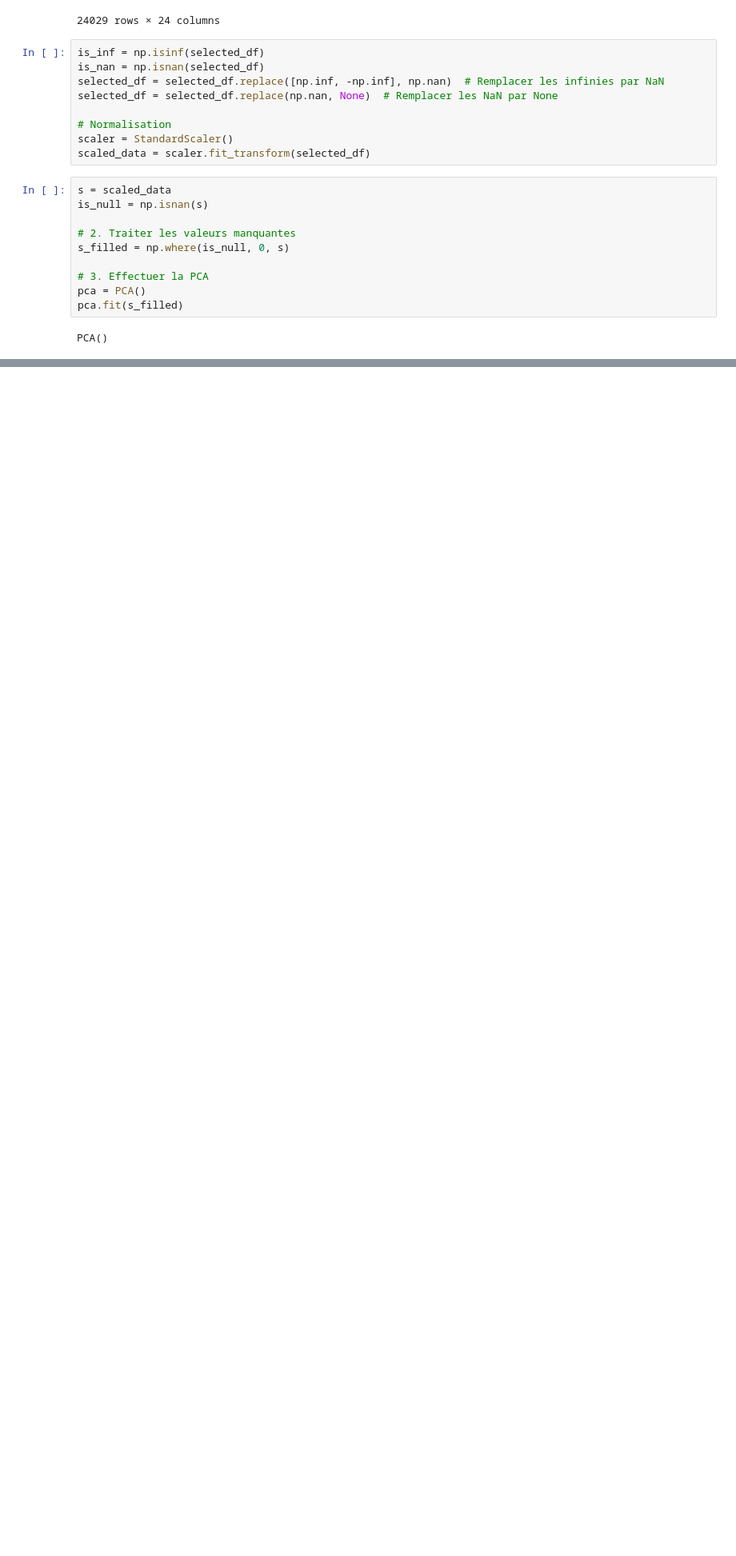
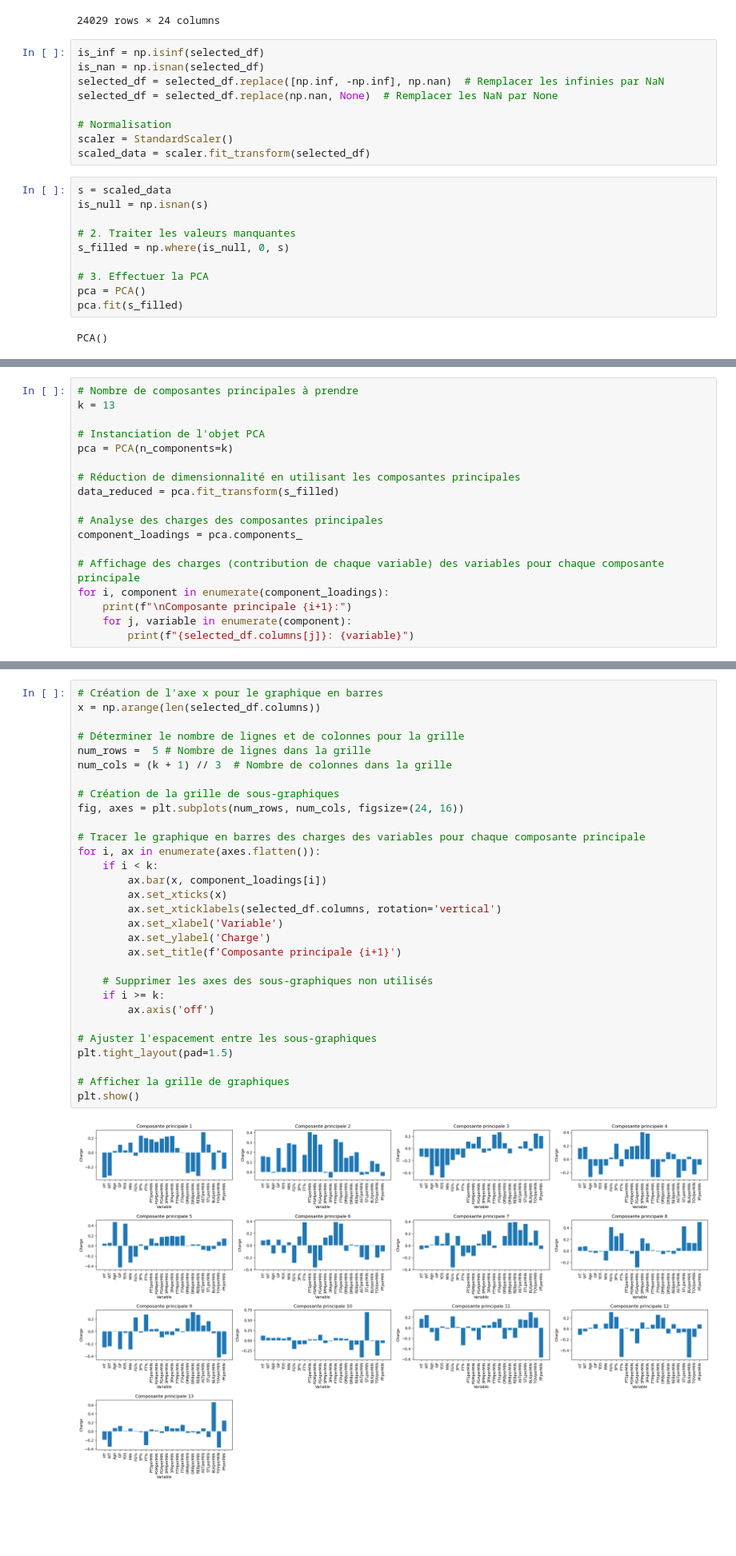
Before and after one commit to h2ocine/nba_data_project, a Jupyter notebook: analyse/players_corelation.ipynb, the cells around one changed output, grey strips where cells are left out. Shown at 80% size. Saved outputs shown, nothing was run; the diff lists cells and outputs as text; blank space fills up the shorter version.

Commit message:
analyse_player_pca
pca analyse

```diff
--- a/analyse/players_corelation.ipynb
+++ b/analyse/players_corelation.ipynb
@@ -302,0 +317,18 @@ plt.show()
+# %%
+# Nombre de composantes principales à prendre
+k = 13
+
+# Instanciation de l'objet PCA
+pca = PCA(n_components=k)
+
+# Réduction de dimensionnalité en utilisant les composantes principales
+data_reduced = pca.fit_transform(s_filled)
+
+# Analyse des charges des composantes principales
+component_loadings = pca.components_
+
+# Affichage des charges (contribution de chaque variable) des variables pour chaque composante principale
+for i, component in enumerate(component_loadings):
+    print(f"\nComposante principale {i+1}:")
+    for j, variable in enumerate(component):
+        print(f"{selected_df.columns[j]}: {variable}")
@@ -302,0 +353,32 @@ plt.show()
+# %%
+# Création de l'axe x pour le graphique en barres
+x = np.arange(len(selected_df.columns))
+
+# Déterminer le nombre de lignes et de colonnes pour la grille
+num_rows =  5 # Nombre de lignes dans la grille
+num_cols = (k + 1) // 3  # Nombre de colonnes dans la grille
+
+# Création de la grille de sous-graphiques
+fig, axes = plt.subplots(num_rows, num_cols, figsize=(24, 16))
+
+# Tracer le graphique en barres des charges des variables pour chaque composante principale
+for i, ax in enumerate(axes.flatten()):
+    if i < k:
+        ax.bar(x, component_loadings[i])
+        ax.set_xticks(x)
+        ax.set_xticklabels(selected_df.columns, rotation='vertical')
+        ax.set_xlabel('Variable')
+        ax.set_ylabel('Charge')
+        ax.set_title(f'Composante principale {i+1}')
+
+    # Supprimer les axes des sous-graphiques non utilisés
+    if i >= k:
+        ax.axis('off')
+
+# Ajuster l'espacement entre les sous-graphiques
+plt.tight_layout(pad=1.5)
+
+# Afficher la grille de graphiques
+plt.show()
+# %% [output]
+[figure, added]
```
Also changed, not shown: parts of 4 cells of this notebook.
